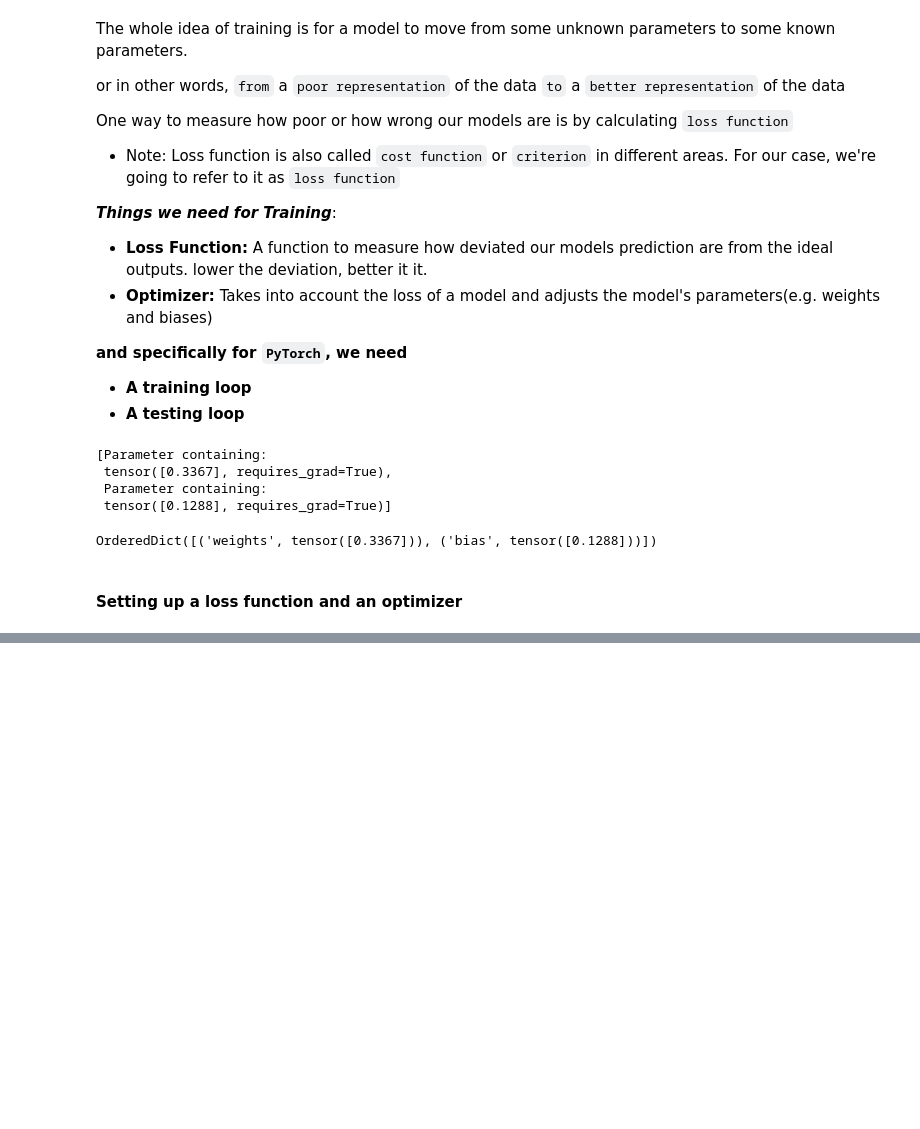
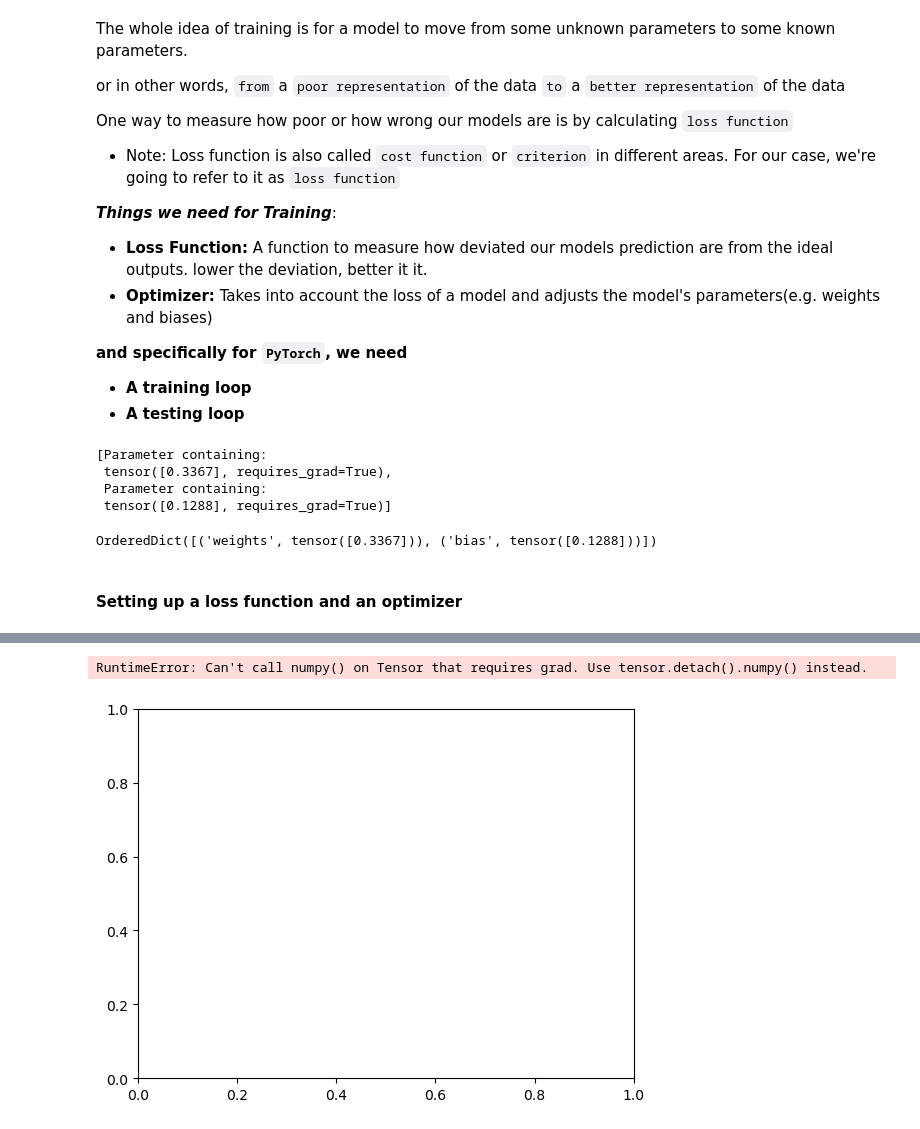
Before and after one commit to maheshsunuwar/deep-learning-pytorch, a Jupyter notebook: 01. PyTorch Workflow Fundamentals/01_pytorch_workflow_fundamentals.ipynb, the cells around one changed output, grey strips where cells are left out. Saved outputs shown, nothing was run; the diff lists cells and outputs as text; code cells hidden in the pictures; blank space fills up the shorter version.

Commit message:
[x] Training loop and Testing loop

```diff
--- a/01. PyTorch Workflow Fundamentals/01_pytorch_workflow_fundamentals.ipynb
+++ b/01. PyTorch Workflow Fundamentals/01_pytorch_workflow_fundamentals.ipynb
@@ -266,0 +271,6 @@ OrderedDict([('weights', tensor([0.3367])), ('bias', tensor([0.1288]))])
+# %%
+# setup a loss function
+loss_fn = nn.L1Loss()
+
+# setup an optimizer
+optimizer = torch.optim.SGD(params=model_0.parameters(), lr=0.01)
@@ -266,0 +358,6 @@ OrderedDict([('weights', tensor([0.3367])), ('bias', tensor([0.1288]))])
+# %%
+# plot the loss curves
+plt.plot(epoch_count, loss_values, label="Train loss")
+# %% [output]
+RuntimeError: Can't call numpy() on Tensor that requires grad. Use tensor.detach().numpy() instead.
+[figure, added]
```
Also changed, not shown: parts of 8 cells of this notebook.
